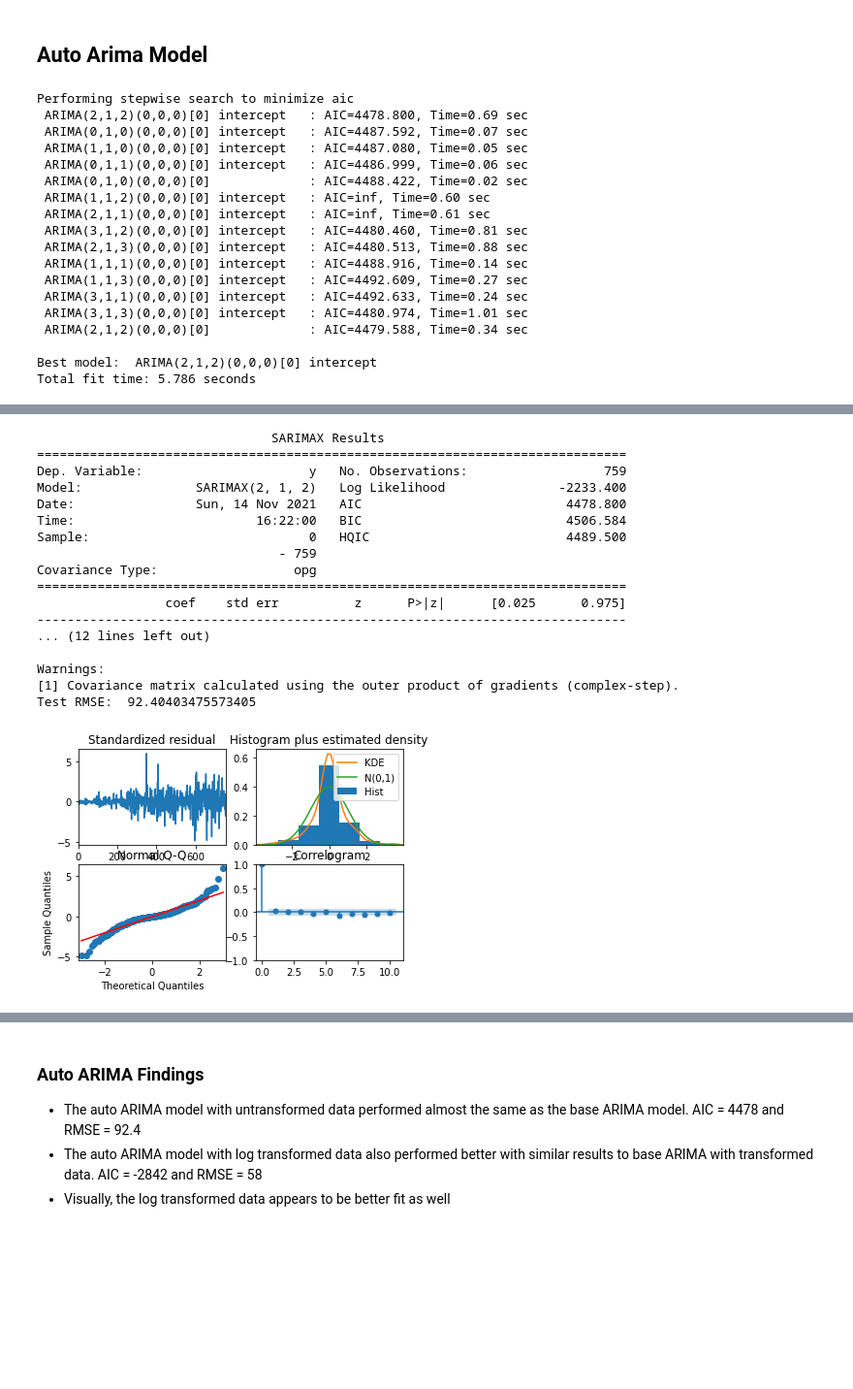
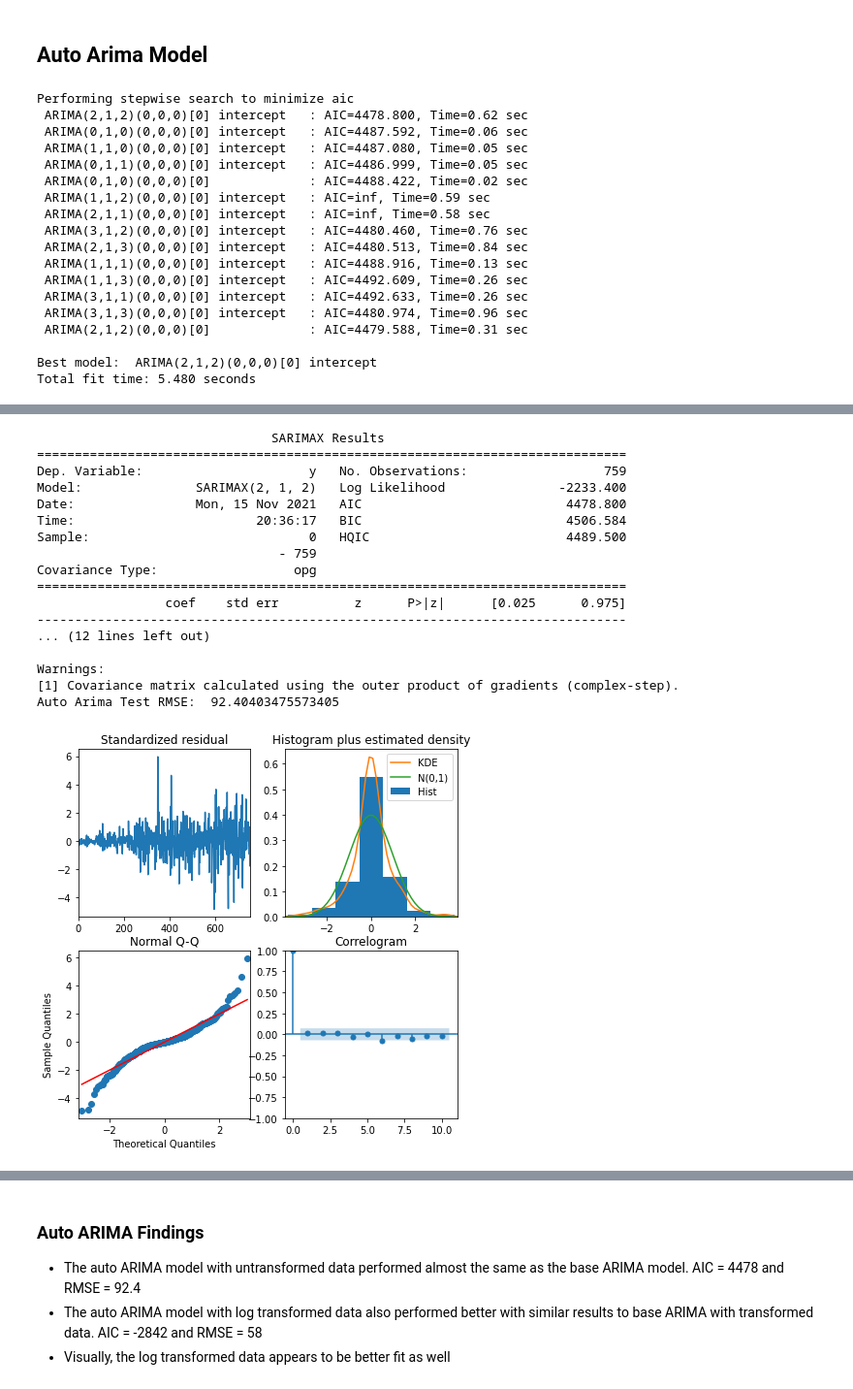
Before and after one commit to NelGen/NG-Stock-Forecasting-Project, a Jupyter notebook: MongoDB In-Depth Analysis Notebook.ipynb, the cells around one changed output, grey strips where cells are left out. Shown: that part at 97% size. Saved outputs shown, nothing was run; the diff lists cells and outputs as text; code cells hidden in the pictures; blank space fills up the shorter version.

```diff
--- a/MongoDB In-Depth Analysis Notebook.ipynb
+++ b/MongoDB In-Depth Analysis Notebook.ipynb
@@ -189,43 +189,43 @@ Test RMSE:  58.08241838017868
 # %% [markdown]
 ## Auto Arima Model
 # %%
-autoarima = create_auto_arima(df,exog=True,logged=False,plotting=True,summary=True,mse=True)
+autoarima = create_auto_arima(df,exog=True,logged=False,plotting=True,summary=True,mse=True, trace=True)
 # %% [output]
 Performing stepwise search to minimize aic
- ARIMA(2,1,2)(0,0,0)[0] intercept   : AIC=4478.800, Time=0.69 sec
- ARIMA(0,1,0)(0,0,0)[0] intercept   : AIC=4487.592, Time=0.07 sec
+ ARIMA(2,1,2)(0,0,0)[0] intercept   : AIC=4478.800, Time=0.62 sec
+ ARIMA(0,1,0)(0,0,0)[0] intercept   : AIC=4487.592, Time=0.06 sec
  ARIMA(1,1,0)(0,0,0)[0] intercept   : AIC=4487.080, Time=0.05 sec
- ARIMA(0,1,1)(0,0,0)[0] intercept   : AIC=4486.999, Time=0.06 sec
+ ARIMA(0,1,1)(0,0,0)[0] intercept   : AIC=4486.999, Time=0.05 sec
  ARIMA(0,1,0)(0,0,0)[0]             : AIC=4488.422, Time=0.02 sec
- ARIMA(1,1,2)(0,0,0)[0] intercept   : AIC=inf, Time=0.60 sec
- ARIMA(2,1,1)(0,0,0)[0] intercept   : AIC=inf, Time=0.61 sec
- ARIMA(3,1,2)(0,0,0)[0] intercept   : AIC=4480.460, Time=0.81 sec
- ARIMA(2,1,3)(0,0,0)[0] intercept   : AIC=4480.513, Time=0.88 sec
- ARIMA(1,1,1)(0,0,0)[0] intercept   : AIC=4488.916, Time=0.14 sec
- ARIMA(1,1,3)(0,0,0)[0] intercept   : AIC=4492.609, Time=0.27 sec
- ARIMA(3,1,1)(0,0,0)[0] intercept   : AIC=4492.633, Time=0.24 sec
- ARIMA(3,1,3)(0,0,0)[0] intercept   : AIC=4480.974, Time=1.01 sec
- ARIMA(2,1,2)(0,0,0)[0]             : AIC=4479.588, Time=0.34 sec
+ ARIMA(1,1,2)(0,0,0)[0] intercept   : AIC=inf, Time=0.59 sec
+ ARIMA(2,1,1)(0,0,0)[0] intercept   : AIC=inf, Time=0.58 sec
+ ARIMA(3,1,2)(0,0,0)[0] intercept   : AIC=4480.460, Time=0.76 sec
+ ARIMA(2,1,3)(0,0,0)[0] intercept   : AIC=4480.513, Time=0.84 sec
+ ARIMA(1,1,1)(0,0,0)[0] intercept   : AIC=4488.916, Time=0.13 sec
+ ARIMA(1,1,3)(0,0,0)[0] intercept   : AIC=4492.609, Time=0.26 sec
+ ARIMA(3,1,1)(0,0,0)[0] intercept   : AIC=4492.633, Time=0.26 sec
+ ARIMA(3,1,3)(0,0,0)[0] intercept   : AIC=4480.974, Time=0.96 sec
+ ARIMA(2,1,2)(0,0,0)[0]             : AIC=4479.588, Time=0.31 sec
 
 Best model:  ARIMA(2,1,2)(0,0,0)[0] intercept
-Total fit time: 5.786 seconds
+Total fit time: 5.480 seconds
 [figure]
                                SARIMAX Results
 ==============================================================================
 Dep. Variable:                      y   No. Observations:                  759
 Model:               SARIMAX(2, 1, 2)   Log Likelihood               -2233.400
-Date:                Sun, 14 Nov 2021   AIC                           4478.800
-Time:                        16:22:00   BIC                           4506.584
+Date:                Mon, 15 Nov 2021   AIC                           4478.800
+Time:                        20:36:17   BIC                           4506.584
 Sample:                             0   HQIC                          4489.500
                                 - 759
 Covariance Type:                  opg
 ==============================================================================
                  coef    std err          z      P>|z|      [0.025      0.975]
 ------------------------------------------------------------------------------
 ... (12 lines left out)
 
 Warnings:
 [1] Covariance matrix calculated using the outer product of gradients (complex-step).
-Test RMSE:  92.40403475573405
+Auto Arima Test RMSE:  92.40403475573405
-[figure, old version]
+[figure, new version]
 # %%
```
Also changed, not shown: parts of 7 cells of this notebook, 3 other files.
